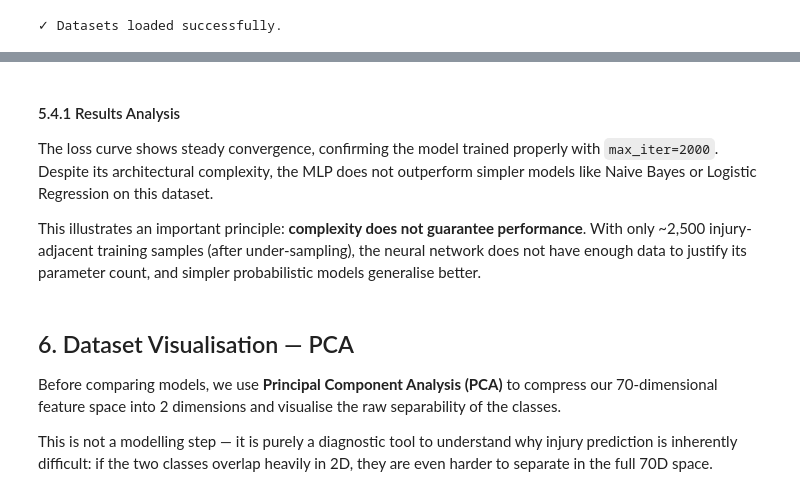
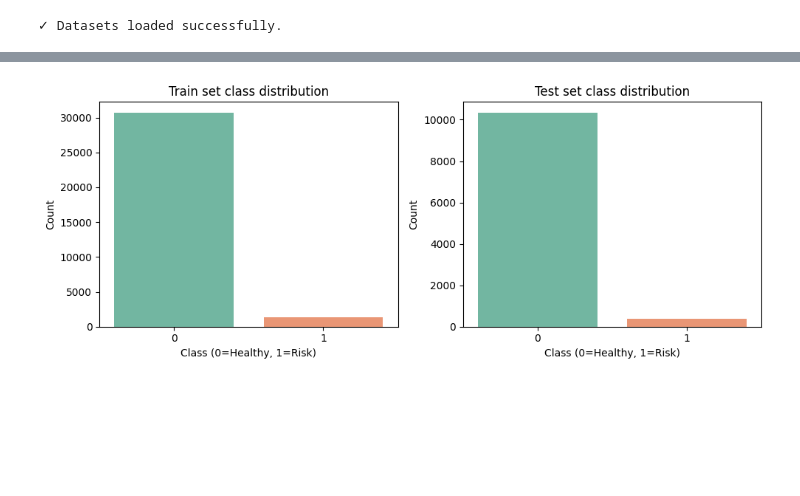
Before and after one commit to BeatrizF26/IAA-InjuryPrediction, a Jupyter notebook: notebook/models.ipynb, the cells around one changed output, grey strips where cells are left out. Saved outputs shown, nothing was run; the diff lists cells and outputs as text; code cells hidden in the pictures; blank space fills up the shorter version.

```diff
--- a/notebook/models.ipynb
+++ b/notebook/models.ipynb
@@ -440,22 +60,17 @@ weighted avg       0.92      0.56      0.68      9332
-# %% [markdown]
-#### 5.4.1 Results Analysis
-
-The loss curve shows steady convergence, confirming the model trained
-properly with `max_iter=2000`. Despite its architectural complexity,
-the MLP does not outperform simpler models like Naive Bayes or Logistic
-Regression on this dataset.
-
-This illustrates an important principle: **complexity does not guarantee
-performance**. With only ~2,500 injury-adjacent training samples (after
-under-sampling), the neural network does not have enough data to justify
-its parameter count, and simpler probabilistic models generalise better.
-# %% [markdown]
-## 6. Dataset Visualisation — PCA
-
-Before comparing models, we use **Principal Component Analysis (PCA)**
-to compress our 70-dimensional feature space into 2 dimensions and
-visualise the raw separability of the classes.
-
-This is not a modelling step — it is purely a diagnostic tool to understand
-why injury prediction is inherently difficult: if the two classes overlap
-heavily in 2D, they are even harder to separate in the full 70D space.
+# %%
+fig, axes = plt.subplots(1, 2, figsize=(10, 4))
+
+sns.countplot(x=y_train, ax=axes[0], hue=y_train, palette='Set2', legend=False)
+axes[0].set_title("Train set class distribution")
+axes[0].set_xlabel("Class (0=Healthy, 1=Risk)")
+axes[0].set_ylabel("Count")
+
+sns.countplot(x=y_test, ax=axes[1], hue=y_test, palette='Set2', legend=False)
+axes[1].set_title("Test set class distribution")
+axes[1].set_xlabel("Class (0=Healthy, 1=Risk)")
+axes[1].set_ylabel("Count")
+
+plt.tight_layout()
+plt.show()
+# %% [output]
+[figure, added]
```
Also changed, not shown: parts of 78 cells of this notebook, 9 other files.
